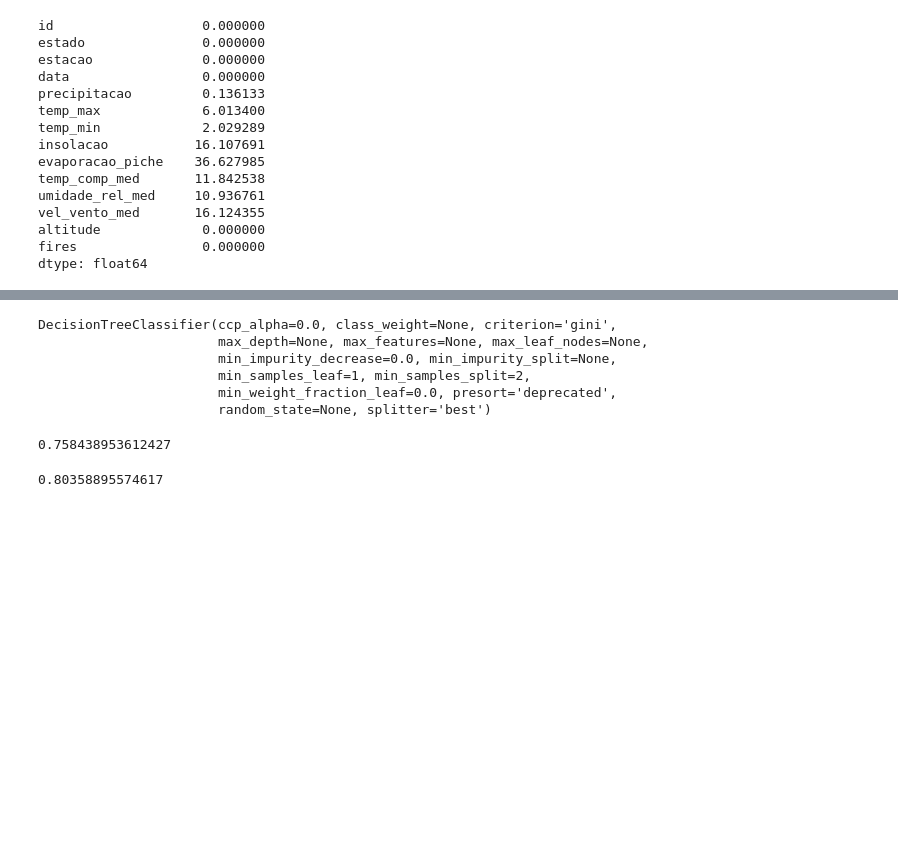
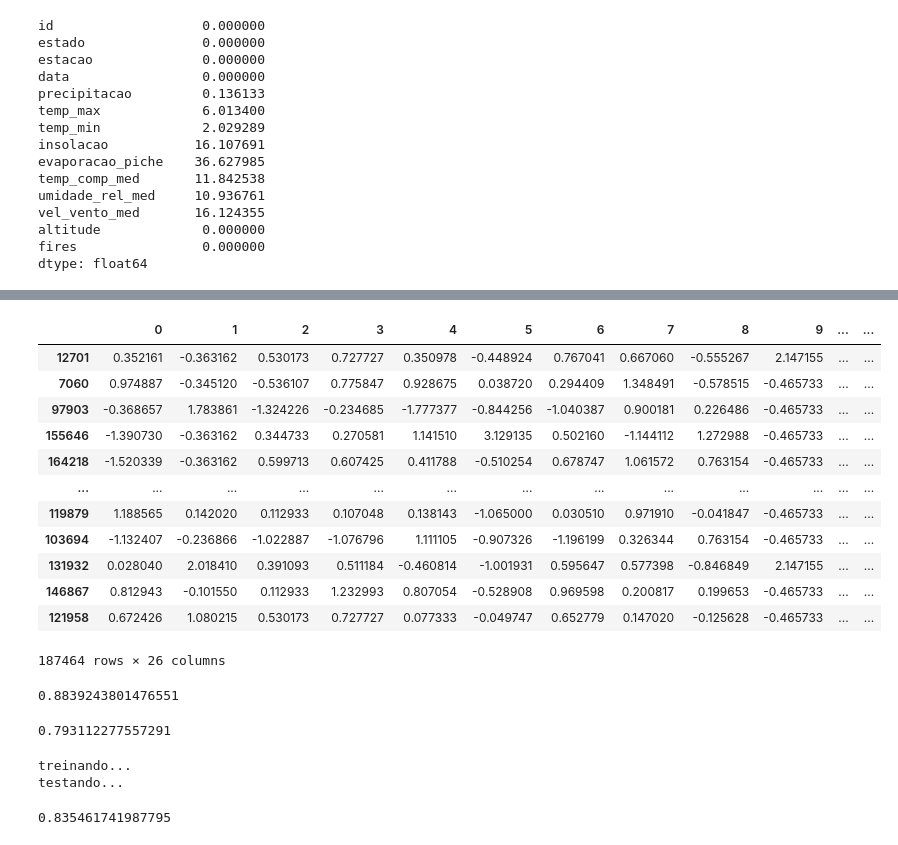
Before and after one commit to dinizvt/visagio-queimadas, a Jupyter notebook: visagio01.ipynb, the cells around one changed output, grey strips where cells are left out. Saved outputs shown, nothing was run; the diff lists cells and outputs as text; code cells hidden in the pictures; blank space fills up the shorter version.

```diff
--- a/visagio01.ipynb
+++ b/visagio01.ipynb
@@ -105,3 +92,15 @@ imp = IterativeImputer(max_iter=10, random_state=0)
 imp.fit(df)
 
 df = pd.DataFrame(imp.transform(df), columns=df.columns)
+# %%
+from sklearn.preprocessing import OneHotEncoder
+def oneHot(column):
+    cat_encoder = OneHotEncoder()
+    resultado = cat_encoder.fit_transform(column)
+    resultado = pd.DataFrame(resultado.toarray())
+    resultado.columns = resultado.columns.map(lambda x: column.columns[0]+str(x))
+    return resultado
+
+df = pd.concat([df, oneHot(df[['regiao']]), oneHot(df[['mes']])], axis=1, sort=False)
+df.drop(['regiao', 'mes'], axis=1, inplace=True)
+df.head()
@@ -107,0 +124,8 @@ df = pd.DataFrame(imp.transform(df), columns=df.columns)
+# %%
+target = df['fires'].copy()
+df.drop('fires', axis=1, inplace=True)
+# %%
+from sklearn.preprocessing import StandardScaler
+scaler = StandardScaler()
+df = pd.DataFrame(scaler.fit_transform(df))
+df.head()
@@ -108,29 +140,40 @@ df = pd.DataFrame(imp.transform(df), columns=df.columns)
 # %%
-#Separando Df de treino e df de teste
 from sklearn.model_selection import train_test_split
-X_train, X_test, y_train, y_test = train_test_split(df.drop('fires', axis=1), df['fires'], test_size=0.2, random_state=42)
+X_train, X_test, y_train, y_test = train_test_split(df, target, test_size=0.2, random_state=42)
+X_train
+# %% [output]
+|  | 0 | 1 | 2 | 3 | 4 | 5 | 6 | 7 | 8 | 9 | ... | ... |
+| 12701 | 0.352161 | -0.363162 | 0.530173 | 0.727727 | 0.350978 | -0.448924 | 0.767041 | 0.667060 | -0.555267 | 2.147155 | ... | ... |
+| 7060 | 0.974887 | -0.345120 | -0.536107 | 0.775847 | 0.928675 | 0.038720 | 0.294409 | 1.348491 | -0.578515 | -0.465733 | ... | ... |
+| 97903 | -0.368657 | 1.783861 | -1.324226 | -0.234685 | -1.777377 | -0.844256 | -1.040387 | 0.900181 | 0.226486 | -0.465733 | ... | ... |
+| 155646 | -1.390730 | -0.363162 | 0.344733 | 0.270581 | 1.141510 | 3.129135 | 0.502160 | -1.144112 | 1.272988 | -0.465733 | ... | ... |
+| 164218 | -1.520339 | -0.363162 | 0.599713 | 0.607425 | 0.411788 | -0.510254 | 0.678747 | 1.061572 | 0.763154 | -0.465733 | ... | ... |
+| ... | ... | ... | ... | ... | ... | ... | ... | ... | ... | ... | ... | ... |
+| 119879 | 1.188565 | 0.142020 | 0.112933 | 0.107048 | 0.138143 | -1.065000 | 0.030510 | 0.971910 | -0.041847 | -0.465733 | ... | ... |
+| 103694 | -1.132407 | -0.236866 | -1.022887 | -1.076796 | 1.111105 | -0.907326 | -1.196199 | 0.326344 | 0.763154 | -0.465733 | ... | ... |
+| 131932 | 0.028040 | 2.018410 | 0.391093 | 0.511184 | -0.460814 | -1.001931 | 0.595647 | 0.577398 | -0.846849 | 2.147155 | ... | ... |
+| 146867 | 0.812943 | -0.101550 | 0.112933 | 1.232993 | 0.807054 | -0.528908 | 0.969598 | 0.200817 | 0.199653 | -0.465733 | ... | ... |
+| 121958 | 0.672426 | 1.080215 | 0.530173 | 0.727727 | 0.077333 | -0.049747 | 0.652779 | 0.147020 | -0.125628 | -0.465733 | ... | ... |
+187464 rows × 26 columns
+# %%
+from sklearn.neighbors import KNeighborsClassifier
+knn = KNeighborsClassifier(3)
+knn.fit(X_train, y_train)
+knn.score(X_train, y_train)
+# %% [output]
+0.8839243801476551
+# %%
+knn.score(X_test, y_test)
+# %% [output]
+0.793112277557291
 # %%
-#Treino de Arvore de Decisao
 from sklearn.tree import DecisionTreeClassifier
-tree = DecisionTreeClassifier()
+tree = DecisionTreeClassifier(max_depth=14, min_samples_split=14, random_state=42)
+print('treinando...')
 tree.fit(X_train, y_train)
+print('testando...')
+tree.score(X_train, y_train)
 # %% [output]
-DecisionTreeClassifier(ccp_alpha=0.0, class_weight=None, criterion='gini',
-                       max_depth=None, max_features=None, max_leaf_nodes=None,
-                       min_impurity_decrease=0.0, min_impurity_split=None,
-                       min_samples_leaf=1, min_samples_split=2,
-                       min_weight_fraction_leaf=0.0, presort='deprecated',
-                       random_state=None, splitter='best')
+treinando...
+testando...
+0.835461741987795
-# %%
-#PS: O score no df de treino foi quase 100%, parece overfitted
-tree.score(X_test, y_test)
-# %% [output]
-0.758438953612427
-# %%
-#Treinando KNN e testando
-from sklearn.neighbors import KNeighborsClassifier
-knn = KNeighborsClassifier(3)
-knn.fit(X_train, y_train)
-knn.score(X_test, y_test)
-# %% [output]
-0.80358895574617
```
Also changed, not shown: parts of 22 cells of this notebook.
